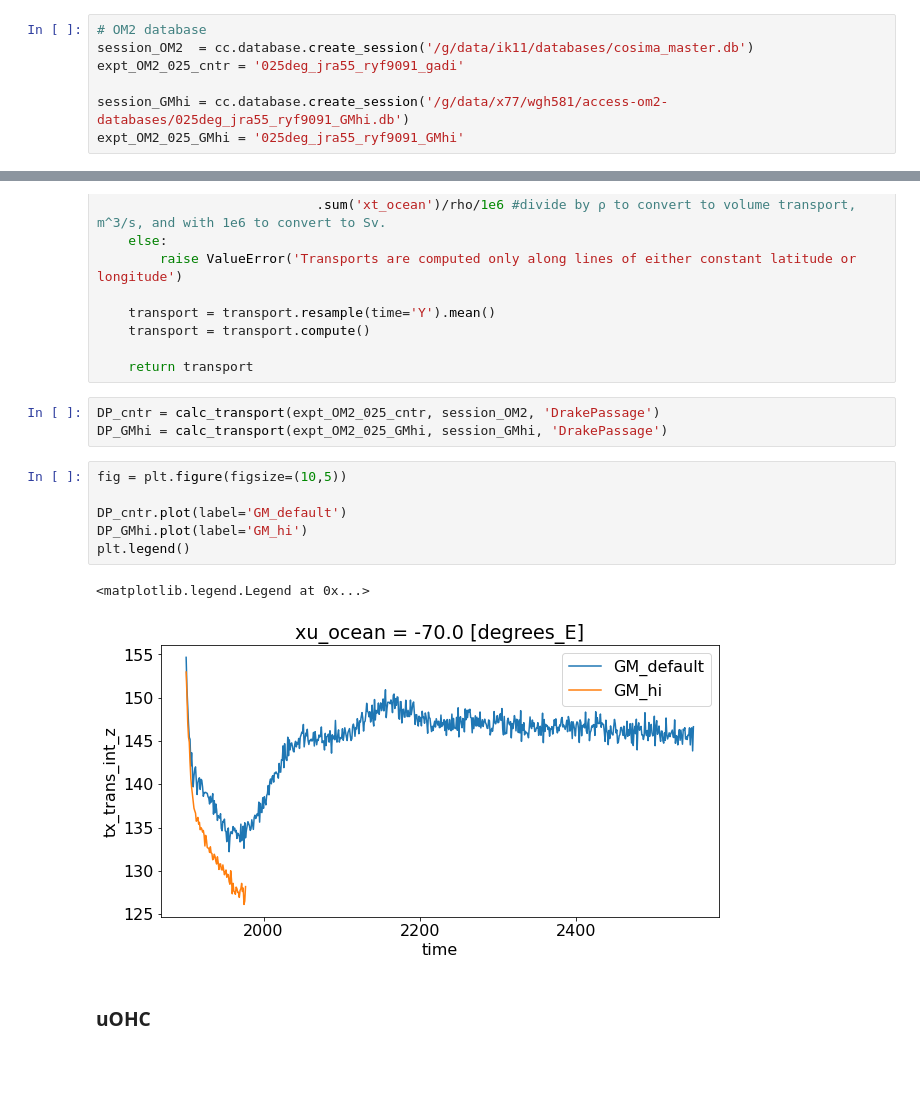
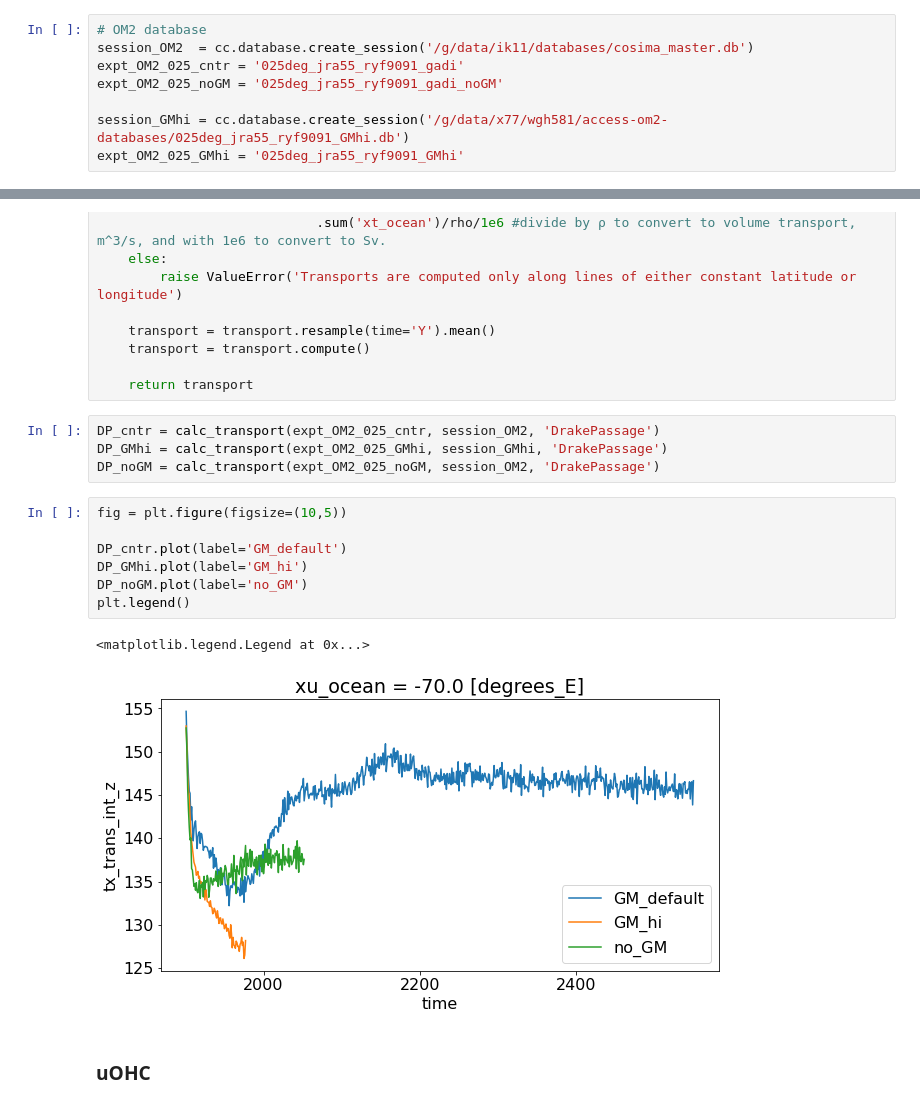
Before and after one commit to wghuneke/ACCESS-CM2-025_Analysis, a Jupyter notebook: notebooks/Testing_OM2_GMhi.ipynb, the cells around one changed output, grey strips where cells are left out. Drawn from its saved outputs; the diff is of its cells as text; blank space fills up the shorter version.

```diff
--- a/notebooks/Testing_OM2_GMhi.ipynb
+++ b/notebooks/Testing_OM2_GMhi.ipynb
@@ -55,6 +55,7 @@ client
 # OM2 database
 session_OM2  = cc.database.create_session('/g/data/ik11/databases/cosima_master.db')
 expt_OM2_025_cntr = '025deg_jra55_ryf9091_gadi'
+expt_OM2_025_noGM = '025deg_jra55_ryf9091_gadi_noGM'
 
 session_GMhi = cc.database.create_session('/g/data/x77/wgh581/access-om2-databases/025deg_jra55_ryf9091_GMhi.db')
 expt_OM2_025_GMhi = '025deg_jra55_ryf9091_GMhi'
@@ -278,14 +294,16 @@ def calc_transport(expt, session, strait):
 # %%
 DP_cntr = calc_transport(expt_OM2_025_cntr, session_OM2, 'DrakePassage')
 DP_GMhi = calc_transport(expt_OM2_025_GMhi, session_GMhi, 'DrakePassage')
+DP_noGM = calc_transport(expt_OM2_025_noGM, session_OM2, 'DrakePassage')
 # %%
 fig = plt.figure(figsize=(10,5))
 
 DP_cntr.plot(label='GM_default')
 DP_GMhi.plot(label='GM_hi')
+DP_noGM.plot(label='no_GM')
 plt.legend()
 # %% [output]
 <matplotlib.legend.Legend at 0x...>
-[figure, old version]
+[figure, new version]
 # %% [markdown]
 ### uOHC
```
Also changed, not shown: parts of 6 cells of this notebook.
